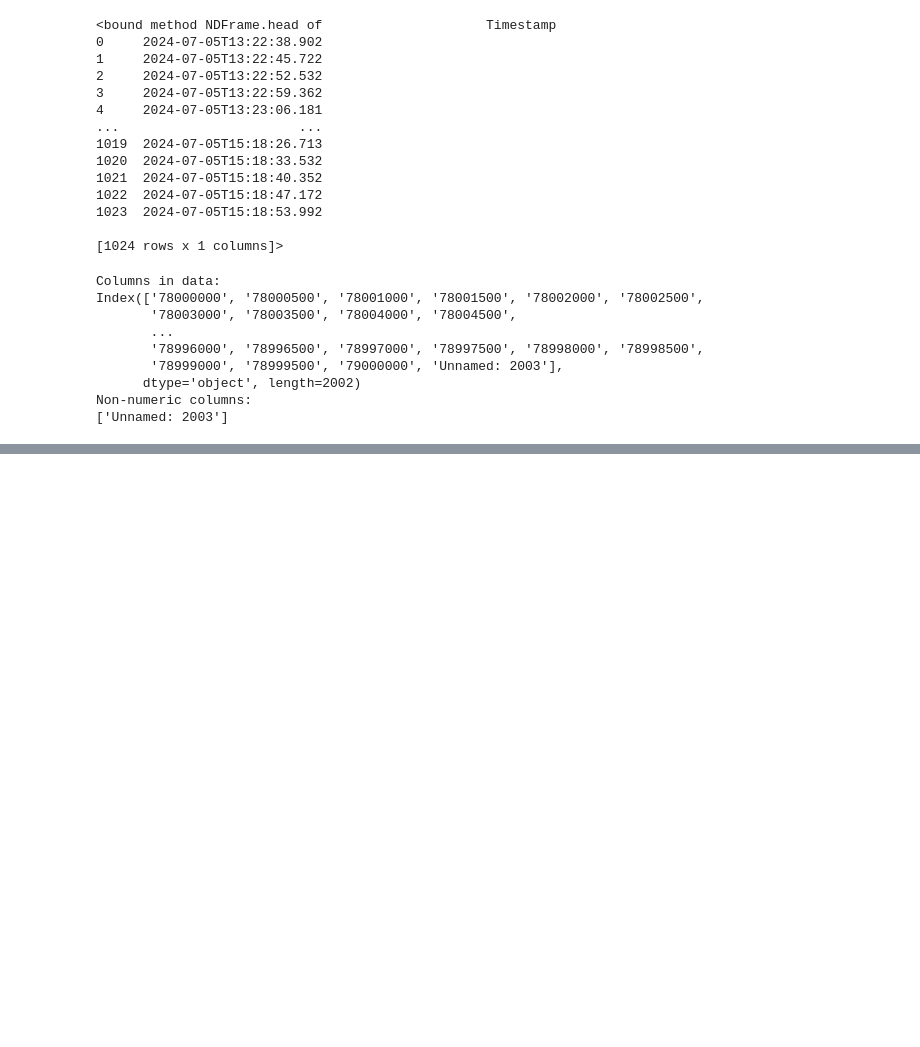
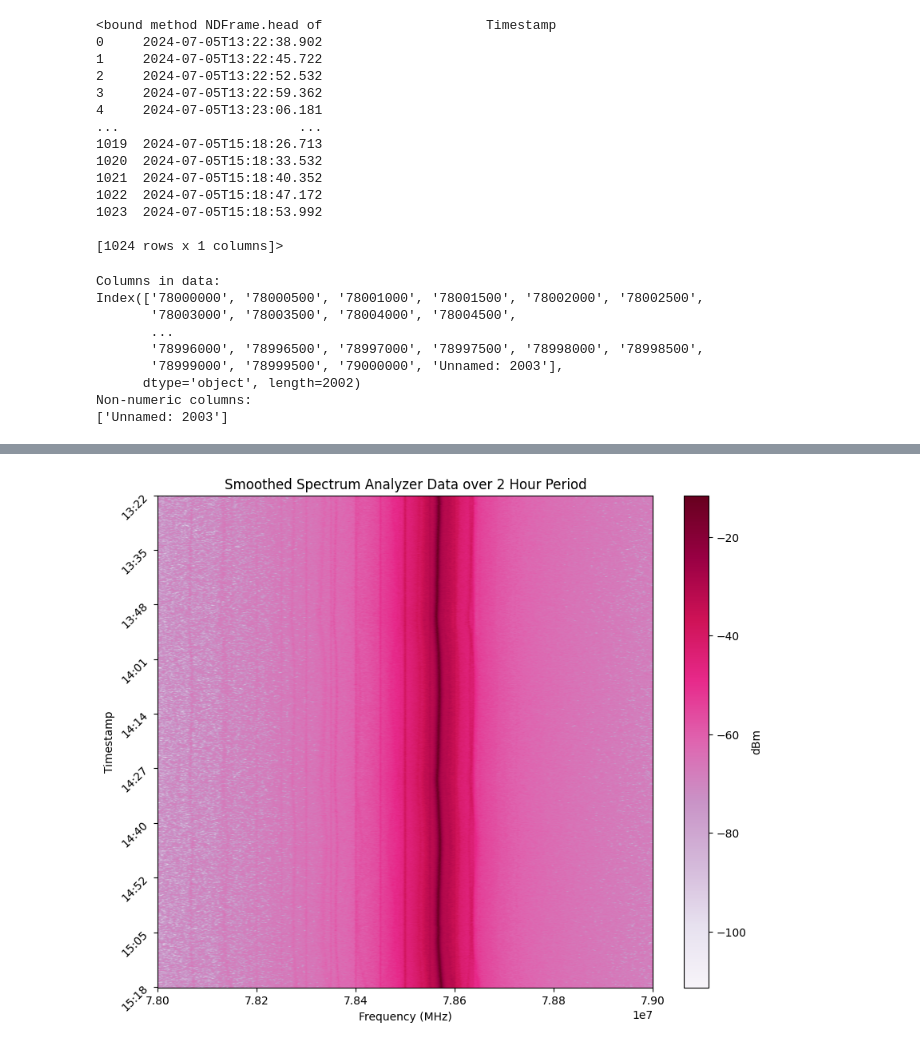
Before and after one commit to holly-faith/UCL2024, a Jupyter notebook: SpectrumStabilityAnalysis.ipynb, the cells around one changed output, grey strips where cells are left out. Saved outputs shown, nothing was run; the diff lists cells and outputs as text; code cells hidden in the pictures; blank space fills up the shorter version.

```diff
--- a/SpectrumStabilityAnalysis.ipynb
+++ b/SpectrumStabilityAnalysis.ipynb
@@ -98,0 +171,80 @@ plt.show()
+# %%
+from scipy.signal import find_peaks
+from scipy.ndimage import gaussian_filter1d
+
+fs=100
+sig = 3
+
+
+
+# filter each row of the noisy MHz data
+
+# make a copy of Z, we will change each row to the smoothed data
+Z_filt = Z.copy()
+peak_locs = []
+peak_vals = []
+
+
+i = 0
+for row in Z:
+    ### OPTION 1: smooth the data first then find the peaks
+    row_filt = gaussian_filter1d(row,sigma=sig)
+    peaks, _ = find_peaks(row_filt, height=-20)
+    Z_filt[i] = row_filt
+    peak_locs.append(peaks) # add the index location to an array (need to convert to MHz)
+    peak_vals.append(np.max(row_filt))
+
+
+    ### OPTION 2: just use find_peaks_cwt which works with noisy data
+    # cwt_peaks = find_peaks_cwt(row, widths=np.arange(5, 15))
+
+    # plt.plot(timestamps,row)
+    # plt.scatter(timestamps,cwt_peaks)
+    i = i+1
+
+plt.figure(figsize=(10, 8))
+plt.imshow(Z_filt, aspect='auto', cmap='PuRd', extent=[MHz.min(), MHz.max(), Z_filt.shape[0], 0])
+plt.colorbar(label='dBm')  # Show color scale
+plt.xlabel('Frequency (MHz)')
+plt.ylabel('Timestamp')
+num_ticks = 10  # Number of y-ticks to display
+y_ticks = np.linspace(0, Z_filt.shape[0]-1, num_ticks, dtype=int)
+y_labels = timestamps.iloc[y_ticks, 0].values
+plt.yticks(y_ticks, y_labels, rotation=45)
+
+plt.title('Smoothed Spectrum Analyzer Data over 2 Hour Period')
+plt.show()
+
+
+# plot filtered and unfiltered of one row side by side
+
+row_index = 0
+row_data = Z[row_index]
+row_data_filt = Z_filt[row_index]
+peak_loc = peak_locs[row_index]
+peak_freq = MHz[peak_loc]
+
+print(peak_freq.astype(float)[0])
+
+
+plt.figure(figsize=(10, 6))
+plt.plot(MHz, row_data, label='raw')
+plt.plot(MHz, row_data_filt, label='filtered with $\sigma=${}'.format(sig))
+plt.axvline(peak_freq, color='r', linestyle='dashed', label='peak @ {}MHz'.format(peak_freq.astype(float)[0]))
+plt.xlabel('Timestamp')
+plt.ylabel('Amplitude (dBm)')
+plt.title('Smoothing filter effect (Row {})'.format(row_index))
+plt.xticks(rotation=45)
+plt.legend()
+plt.grid()
+plt.tight_layout()
+plt.show()
+
+
+peaks_MHz = []
+
+
+for i in range(len(peak_locs)):
+    peaks_MHz.append(MHz[peak_locs[i]].values.astype(float))
+# %% [output]
+[figure, added]
```
Also changed, not shown: parts of 4 cells of this notebook.
